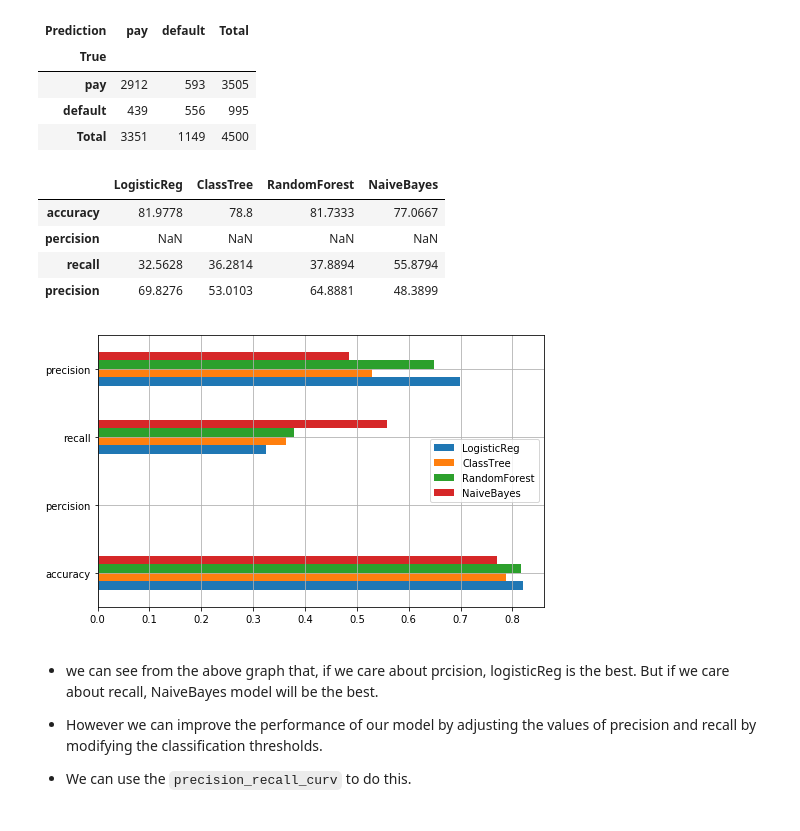
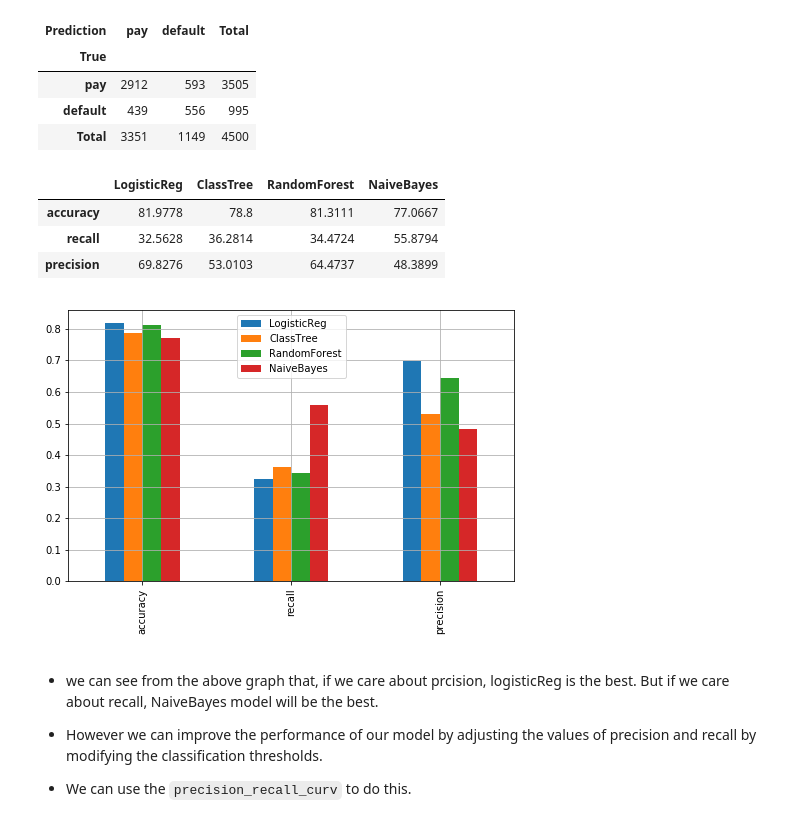
Before and after one commit to zjgcainiao/ML_CreditCardDefaultPrediction, a Jupyter notebook: default_of_credit_card/credit_default_rate.ipynb, the cells around one changed output. Drawn from its saved outputs; the diff is of its cells as text; code cells hidden in the pictures.

```diff
--- a/default_of_credit_card/credit_default_rate.ipynb
+++ b/default_of_credit_card/credit_default_rate.ipynb
@@ -256,7 +280,7 @@ def CMatrix(CM, labels =['pay', 'default']):
     return df
 # %%
 #Data frame for evaluation metrics for the models we are going to evaluate
-eval_metrix = pd.DataFrame(index=['accuracy', 'percision', 'recall'],
+eval_metrix = pd.DataFrame(index=['accuracy',  'recall'],
                 columns=['LogisticReg', 'ClassTree', 'RandomForest','NaiveBayes'])
 # %% [markdown]
 ## 1. Logistic Regression
@@ -356,7 +380,7 @@ export_graphviz(class_tree, out_file="mytree.dot", feature_names=independent_var
 from sklearn.ensemble import RandomForestClassifier
 
 # Instance of the estimator
-random_forest = RandomForestClassifier(n_estimators=100, random_state=10)
+random_forest = RandomForestClassifier(n_estimators=20, random_state=10)
 
 # train the estimator
 random_forest.fit(X_train, y_train)
@@ -410,16 +434,15 @@ CMatrix(CM)
 100*eval_metrix
 # %% [output]
 |  | LogisticReg | ClassTree | RandomForest | NaiveBayes |
-| accuracy | 81.9778 | 78.8 | 81.7333 | 77.0667 |
-| percision | NaN | NaN | NaN | NaN |
-| recall | 32.5628 | 36.2814 | 37.8894 | 55.8794 |
-| precision | 69.8276 | 53.0103 | 64.8881 | 48.3899 |
+| accuracy | 81.9778 | 78.8 | 81.3111 | 77.0667 |
+| recall | 32.5628 | 36.2814 | 34.4724 | 55.8794 |
+| precision | 69.8276 | 53.0103 | 64.4737 | 48.3899 |
 # %%
-fig, ax =plt.subplots(figsize=(8,5))
-eval_metrix.plot(kind='barh', ax=ax)
+fig, ax=plt.subplots(figsize=(8,5))
+eval_metrix.plot(kind='bar', ax=ax)
 ax.grid();
 # %% [output]
-[figure, old version]
+[figure, new version]
 # %% [markdown]
 
 * we can see from the above graph that, if we care about prcision, logisticReg is the best. But if we care about recall, NaiveBayes model will be the best.
```
Also changed, not shown: parts of 24 cells of this notebook, 5 other files.
